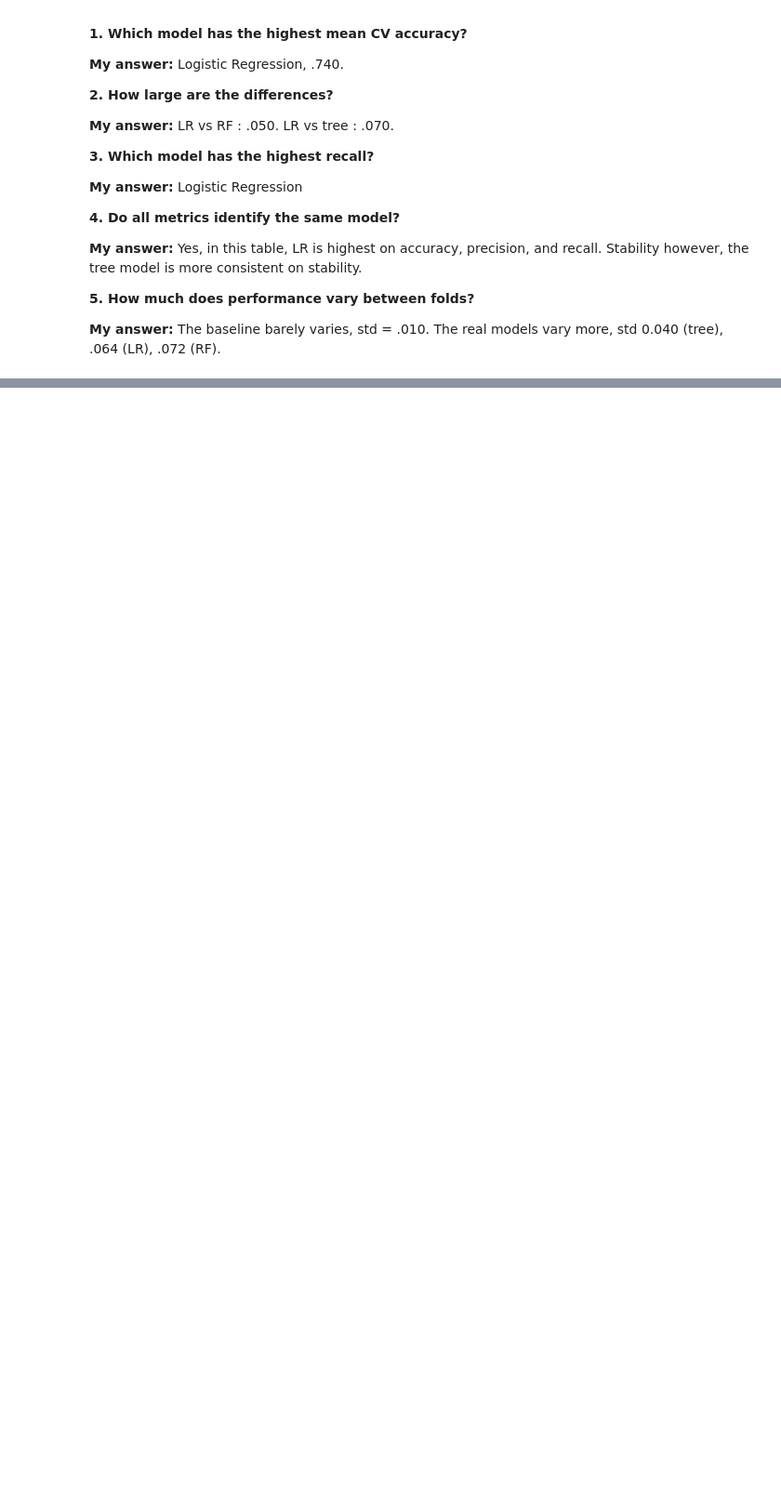
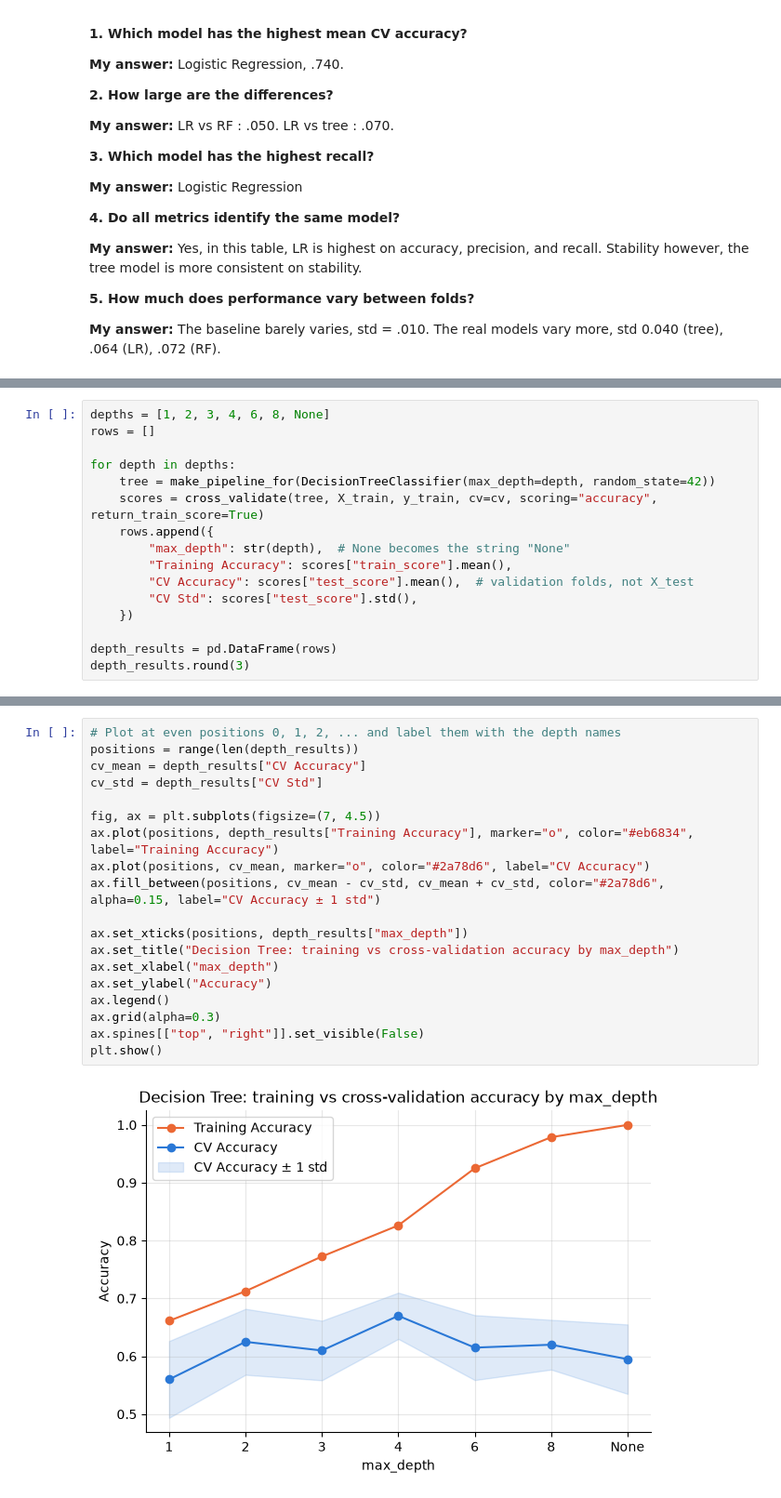
Before and after one commit to JGrade2005/CSE4095_2026, a Jupyter notebook: in_class_assignments/class10/CSE4095_Class10_Starter.ipynb, the cells around one changed output, grey strips where cells are left out. Shown at 93% size. Cells and saved outputs as stored; diff of their text form; blank space fills up the shorter version.

```diff
--- a/in_class_assignments/class10/CSE4095_Class10_Starter.ipynb
+++ b/in_class_assignments/class10/CSE4095_Class10_Starter.ipynb
@@ -435,0 +445,16 @@ comparison
+# %%
+depths = [1, 2, 3, 4, 6, 8, None]
+rows = []
+
+for depth in depths:
+    tree = make_pipeline_for(DecisionTreeClassifier(max_depth=depth, random_state=42))
+    scores = cross_validate(tree, X_train, y_train, cv=cv, scoring="accuracy", return_train_score=True)
+    rows.append({
+        "max_depth": str(depth),  # None becomes the string "None"
+        "Training Accuracy": scores["train_score"].mean(),
+        "CV Accuracy": scores["test_score"].mean(),  # validation folds, not X_test
+        "CV Std": scores["test_score"].std(),
+    })
+
+depth_results = pd.DataFrame(rows)
+depth_results.round(3)
@@ -435,0 +473,21 @@ comparison
+# %%
+# Plot at even positions 0, 1, 2, ... and label them with the depth names
+positions = range(len(depth_results))
+cv_mean = depth_results["CV Accuracy"]
+cv_std = depth_results["CV Std"]
+
+fig, ax = plt.subplots(figsize=(7, 4.5))
+ax.plot(positions, depth_results["Training Accuracy"], marker="o", color="#eb6834", label="Training Accuracy")
+ax.plot(positions, cv_mean, marker="o", color="#2a78d6", label="CV Accuracy")
+ax.fill_between(positions, cv_mean - cv_std, cv_mean + cv_std, color="#2a78d6", alpha=0.15, label="CV Accuracy ± 1 std")
+
+ax.set_xticks(positions, depth_results["max_depth"])
+ax.set_title("Decision Tree: training vs cross-validation accuracy by max_depth")
+ax.set_xlabel("max_depth")
+ax.set_ylabel("Accuracy")
+ax.legend()
+ax.grid(alpha=0.3)
+ax.spines[["top", "right"]].set_visible(False)
+plt.show()
+# %% [output]
+[figure, added]
```
Also changed, not shown: parts of 20 cells of this notebook, 1 other file.
